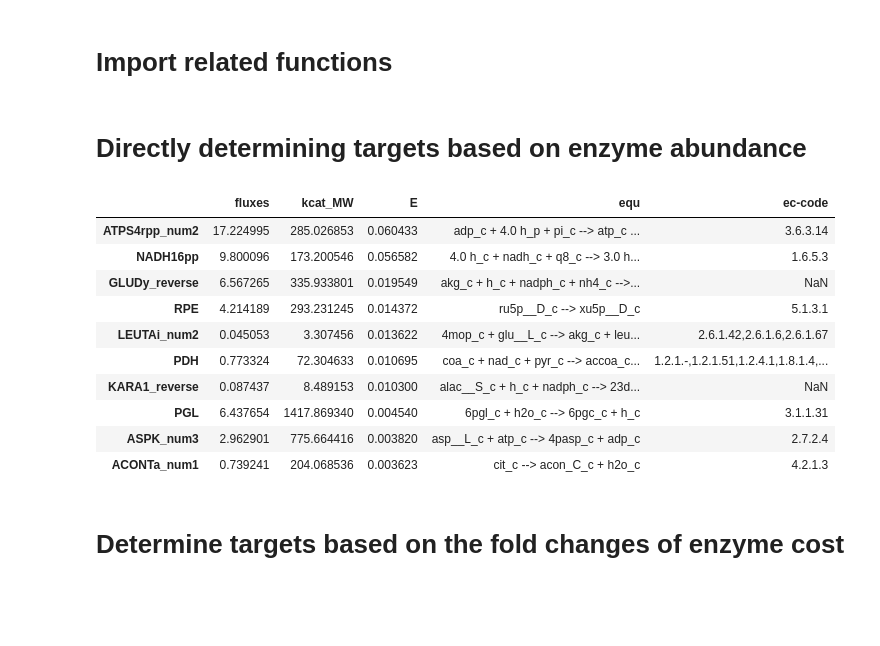
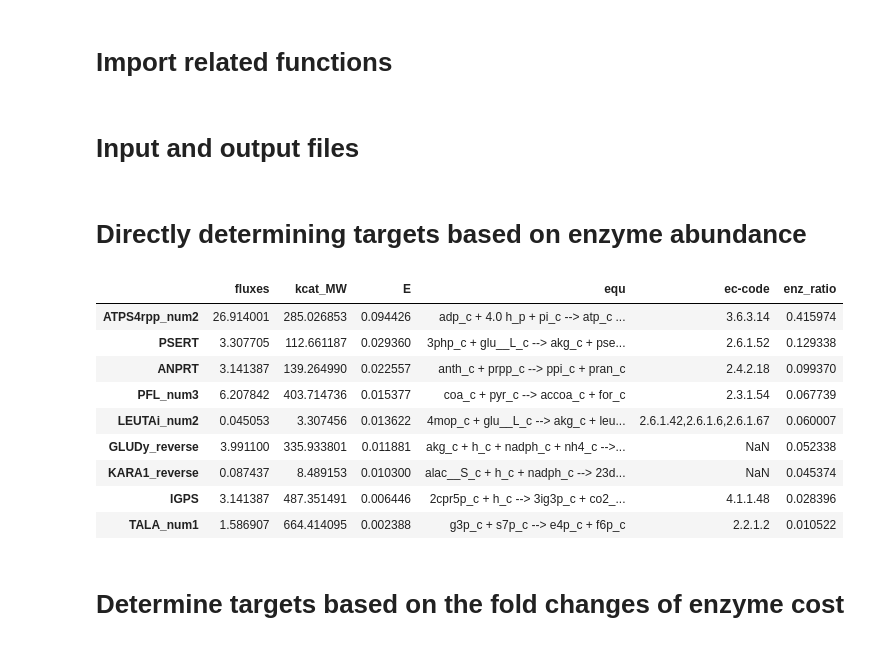
Before and after one commit to VonAlphaBisZulu/ECMpy2.0, a Jupyter notebook: 05.ecModel_ME.ipynb, the cells around one changed output. Cells and saved outputs as stored; diff of their text form; code cells hidden in the pictures; blank space fills up the shorter version.

```diff
--- a/05.ecModel_ME.ipynb
+++ b/05.ecModel_ME.ipynb
@@ -7,42 +6,44 @@ import cobra
 import sys
 sys.path.append(r'./script/')
 from ECMpy_function import *
+# %% [markdown]
+# Input and output files
+# %%
+ecModel_file="./model/iML1515_irr_enz_constraint_adj.json"
+obj='EX_trp__L_e' # EX_lys_L_e
+substrate = 'EX_glc__D_e'
+substrate_con=10
+biomass_id = 'BIOMASS_Ec_iML1515_core_75p37M'
+biomass_min=0.1
 # %% [markdown]
 # Directly determining targets based on enzyme abundance
 # %%
-ecModel_file="./model/iML1515_irr_enz_constraint_adj.json"
-obj='EX_lys__L_e' # EX_lys_L_e
-substrate = 'EX_glc__D_e'
-substrate_con=5
-biomass_id = 'BIOMASS_Ec_iML1515_core_75p37M'
-biomass_min=0.1
-biomass_max=0.2
-
 enzcost = pd.DataFrame()
 fluxes_outfile = './analysis/ECMpy_solution_%s_%.2g_pfba.csv'%(obj,substrate_con)
 
 enz_model=get_enzyme_constraint_model(ecModel_file)
 enz_model.reactions.get_by_id(substrate).bounds=(-substrate_con,0)#EX_glc_e EX_fru_e EX_sucr_e EX_inost_e EX_lac_D_e EX_ac_e
 enz_model.reactions.get_by_id('%s_reverse'%substrate).bounds=(0,0)
 enz_model.reactions.get_by_id(biomass_id).bounds=(biomass_min,biomass_min)
 enz_model.objective=obj
 enz_model_pfba_solution = cobra.flux_analysis.pfba(enz_model)
 
 enzcost = get_fluxes_detail_in_model(enz_model,enz_model_pfba_solution,fluxes_outfile,ecModel_file)
-enzcost = enzcost.sort_values('E', ascending=False)
-enzcost.head(10)# TOP10
+enzcost['enz_ratio'] = enzcost['E']/np.sum(enzcost['E'])
+enzcost = enzcost.sort_values('enz_ratio', ascending=False)
+enzcost_select = enzcost[enzcost['enz_ratio']>0.01]
+enzcost_select
 # %% [output]
-|  | fluxes | kcat_MW | E | equ | ec-code |
-| ATPS4rpp_num2 | 17.224995 | 285.026853 | 0.060433 | adp_c + 4.0 h_p + pi_c --> atp_c ... | 3.6.3.14 |
-| NADH16pp | 9.800096 | 173.200546 | 0.056582 | 4.0 h_c + nadh_c + q8_c --> 3.0 h... | 1.6.5.3 |
-| GLUDy_reverse | 6.567265 | 335.933801 | 0.019549 | akg_c + h_c + nadph_c + nh4_c -->... | NaN |
-| RPE | 4.214189 | 293.231245 | 0.014372 | ru5p__D_c --> xu5p__D_c | 5.1.3.1 |
-| LEUTAi_num2 | 0.045053 | 3.307456 | 0.013622 | 4mop_c + glu__L_c --> akg_c + leu... | 2.6.1.42,2.6.1.6,2.6.1.67 |
-| PDH | 0.773324 | 72.304633 | 0.010695 | coa_c + nad_c + pyr_c --> accoa_c... | 1.2.1.-,1.2.1.51,1.2.4.1,1.8.1.4,... |
-| KARA1_reverse | 0.087437 | 8.489153 | 0.010300 | alac__S_c + h_c + nadph_c --> 23d... | NaN |
-| PGL | 6.437654 | 1417.869340 | 0.004540 | 6pgl_c + h2o_c --> 6pgc_c + h_c | 3.1.1.31 |
-| ASPK_num3 | 2.962901 | 775.664416 | 0.003820 | asp__L_c + atp_c --> 4pasp_c + adp_c | 2.7.2.4 |
-| ACONTa_num1 | 0.739241 | 204.068536 | 0.003623 | cit_c --> acon_C_c + h2o_c | 4.2.1.3 |
+|  | fluxes | kcat_MW | E | equ | ec-code | enz_ratio |
+| ATPS4rpp_num2 | 26.914001 | 285.026853 | 0.094426 | adp_c + 4.0 h_p + pi_c --> atp_c ... | 3.6.3.14 | 0.415974 |
+| PSERT | 3.307705 | 112.661187 | 0.029360 | 3php_c + glu__L_c --> akg_c + pse... | 2.6.1.52 | 0.129338 |
+| ANPRT | 3.141387 | 139.264990 | 0.022557 | anth_c + prpp_c --> ppi_c + pran_c | 2.4.2.18 | 0.099370 |
+| PFL_num3 | 6.207842 | 403.714736 | 0.015377 | coa_c + pyr_c --> accoa_c + for_c | 2.3.1.54 | 0.067739 |
+| LEUTAi_num2 | 0.045053 | 3.307456 | 0.013622 | 4mop_c + glu__L_c --> akg_c + leu... | 2.6.1.42,2.6.1.6,2.6.1.67 | 0.060007 |
+| GLUDy_reverse | 3.991100 | 335.933801 | 0.011881 | akg_c + h_c + nadph_c + nh4_c -->... | NaN | 0.052338 |
+| KARA1_reverse | 0.087437 | 8.489153 | 0.010300 | alac__S_c + h_c + nadph_c --> 23d... | NaN | 0.045374 |
+| IGPS | 3.141387 | 487.351491 | 0.006446 | 2cpr5p_c + h_c --> 3ig3p_c + co2_... | 4.1.1.48 | 0.028396 |
+| TALA_num1 | 1.586907 | 664.414095 | 0.002388 | g3p_c + s7p_c --> e4p_c + f6p_c | 2.2.1.2 | 0.010522 |
 # %% [markdown]
 #  Determine targets based on the fold changes of enzyme cost
 # %%
```
Also changed, not shown: parts of 5 cells of this notebook, 2 other files.
